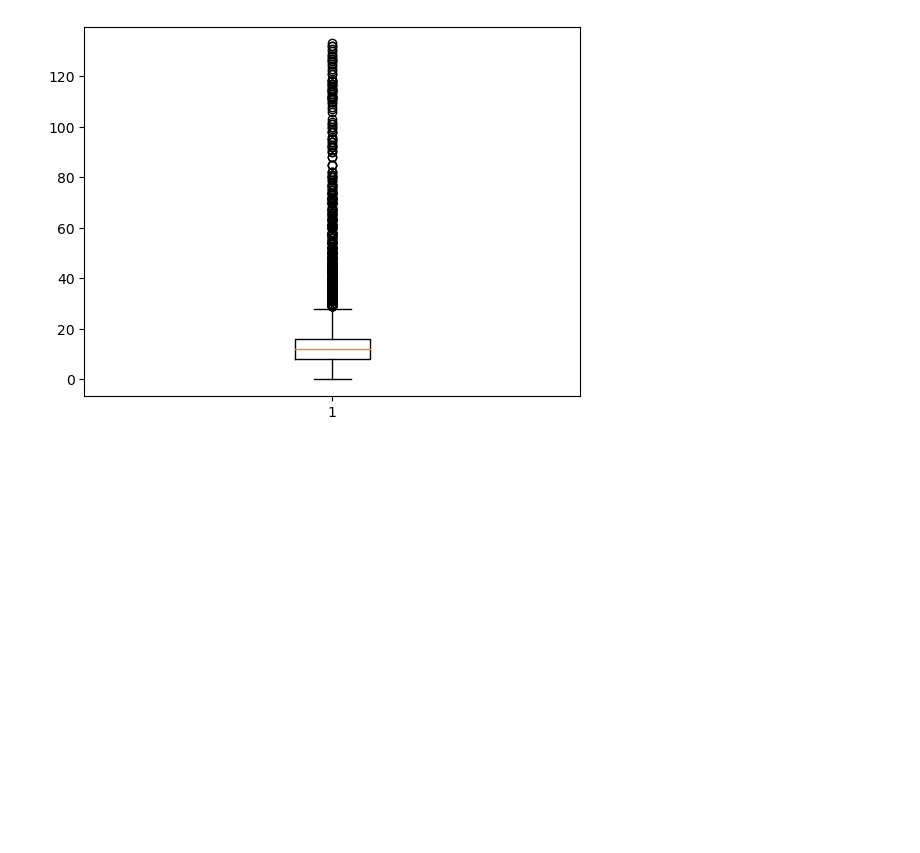
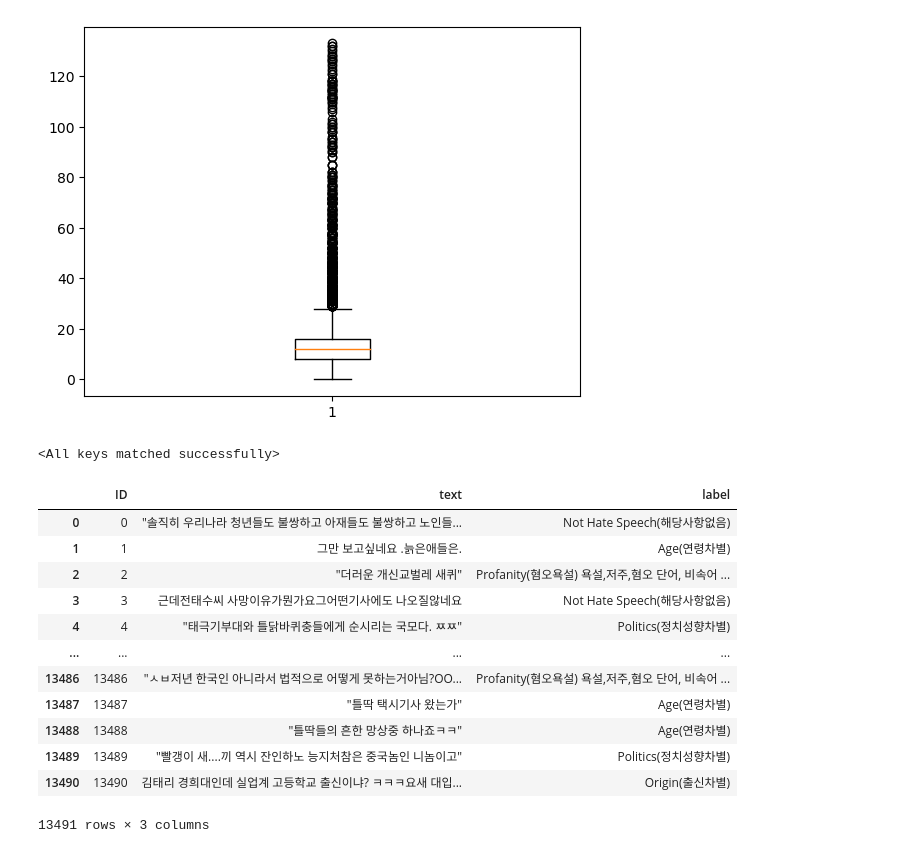
Before and after one commit to dkqp/Kaggle, a Jupyter notebook: notebooks/discrimination.ipynb, the cells around one changed output. Drawn from its saved outputs; the diff is of its cells as text; code cells hidden in the pictures; blank space fills up the shorter version.

```diff
--- a/notebooks/discrimination.ipynb
+++ b/notebooks/discrimination.ipynb
@@ -247,7 +247,7 @@ class RNN_LSTM_attention(nn.Module):
 
         # packed_input = pack_padded_sequence(embedded, lengths)
 
-        outputs, (hidden, _) = self.lstm(embedded.permute(1, 0, 2))
+        outputs, _ = self.lstm(embedded.permute(1, 0, 2))
         # output = [batch size, seq len, hid dim * num directions]: [300, 64, 512]
         # hidden/cell = [num layers * num directions, batch size, hid dim]: [2, 64, 512]
         # print('outputs, hidden: ', outputs.shape, hidden.shape)
@@ -360,6 +379,11 @@ KeyboardInterrupt:
 133 0 13.616570327552987 112.99749035680739
 55 / 15570
 [figure]
+# %%
+loaded_weight = torch.load('..\models\discrimination\LSTM_attention_glove_discrimination_LR_0.0001_WD_0.0001_BS_64_GA_1_EPOCH_0_TEST-ACC_0.7751.pth')
+model.load_state_dict(loaded_weight)
+# %% [output]
+<All keys matched successfully>
 # %%
 test_data = pd.read_csv('../data/Discrimination/test.csv')
 labels = []
@@ -384,5 +408,22 @@ with torch.inference_mode():
 
     test_logits = model(torch.tensor(indices).unsqueeze(0).to(device))
     labels.append(class_names[torch.argmax(test_logits.squeeze(0).cpu())])
+# %%
+test_data['label'] = [idx_to_class[label] for label in labels]
+test_data
+# %% [output]
+|  | ID | text | label |
+| 0 | 0 | "솔직히 우리나라 청년들도 불쌍하고 아재들도 불쌍하고 노인들... | Not Hate Speech(해당사항없음) |
+| 1 | 1 | 그만 보고싶네요 .늙은애들은. | Age(연령차별) |
+| 2 | 2 | "더러운 개신교벌레 새퀴" | Profanity(혐오욕설) 욕설,저주,혐오 단어, 비속어 ... |
+| 3 | 3 | 근데전태수씨 사망이유가뭔가요그어떤기사에도 나오질않네요 | Not Hate Speech(해당사항없음) |
+| 4 | 4 | "태극기부대와 틀닭바퀴충들에게 순시리는 국모다. ㅉㅉ" | Politics(정치성향차별) |
+| ... | ... | ... | ... |
+| 13486 | 13486 | "ㅅㅂ저년 한국인 아니라서 법적으로 어떻게 못하는거아님?OO... | Profanity(혐오욕설) 욕설,저주,혐오 단어, 비속어 ... |
+| 13487 | 13487 | "틀딱 택시기사 왔는가" | Age(연령차별) |
+| 13488 | 13488 | "틀딱들의 흔한 망상중 하나죠ㅋㅋ" | Age(연령차별) |
+| 13489 | 13489 | "빨갱이 새....끼 역시 잔인하노 능지처참은 중국놈인 니놈이고" | Politics(정치성향차별) |
+| 13490 | 13490 | 김태리 경희대인데 실업계 고등학교 출신이냐? ㅋㅋㅋ요새 대입... | Origin(출신차별) |
+13491 rows × 3 columns
 # %%
 submission_data = pd.DataFrame({'ID': range(len(test_data)), 'label': labels})
```
Also changed, not shown: parts of 7 cells of this notebook, 3 other files.
